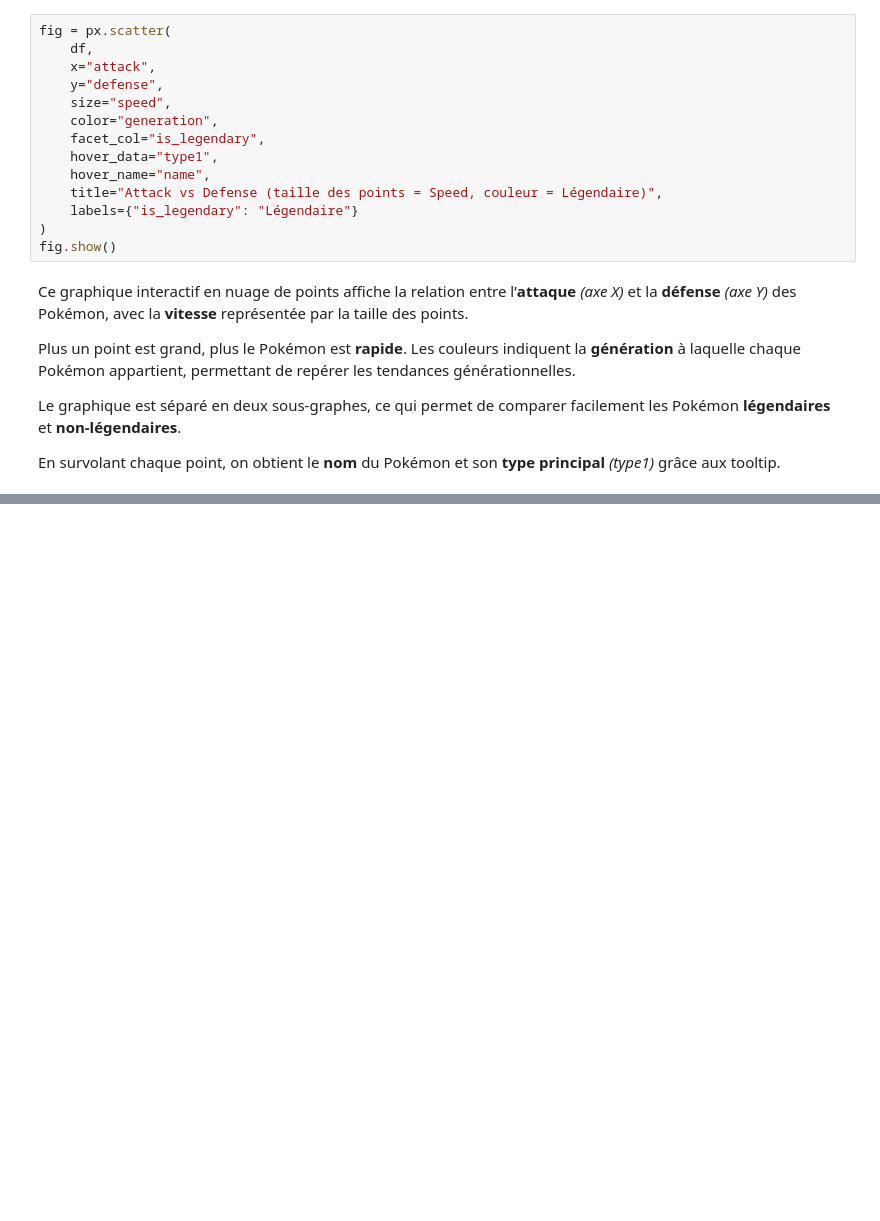
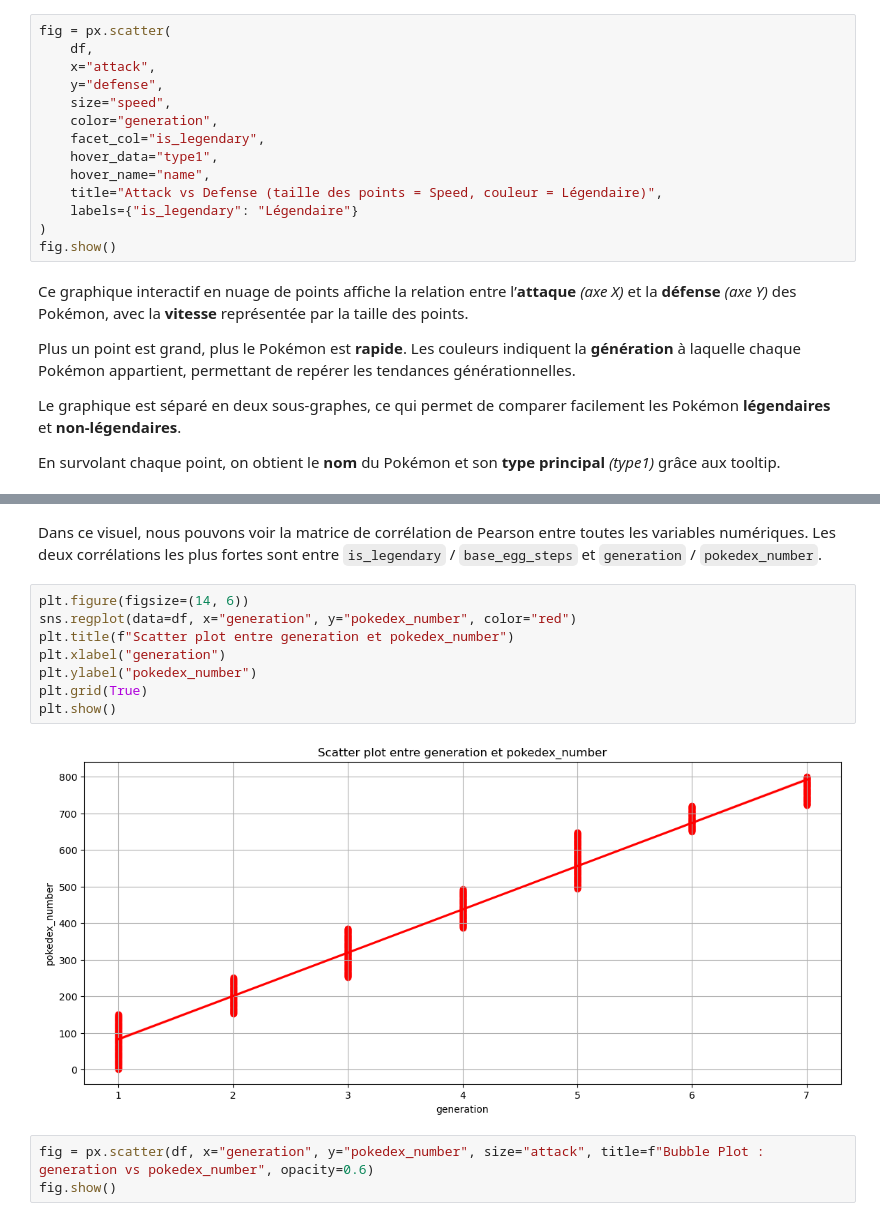
Before and after one commit to Sagbyy/pokemon-data-analysis, a Jupyter notebook: notebook.ipynb, the cells around one changed output, grey strips where cells are left out. Cells and saved outputs as stored; diff of their text form; blank space fills up the shorter version.

```diff
--- a/notebook.ipynb
+++ b/notebook.ipynb
@@ -355,0 +380,15 @@ En survolant chaque point, on obtient le **nom** du Pokémon et son **type princ
+# %% [markdown]
+Dans ce visuel, nous pouvons voir la matrice de corrélation de Pearson entre toutes les variables numériques. Les deux corrélations les plus fortes sont entre `is_legendary` / `base_egg_steps` et `generation` / `pokedex_number`.
+# %%
+plt.figure(figsize=(14, 6))
+sns.regplot(data=df, x="generation", y="pokedex_number", color="red")
+plt.title(f"Scatter plot entre generation et pokedex_number")
+plt.xlabel("generation")
+plt.ylabel("pokedex_number")
+plt.grid(True)
+plt.show()
+# %% [output]
+[figure, added]
+# %%
+fig = px.scatter(df, x="generation", y="pokedex_number", size="attack", title=f"Bubble Plot : generation vs pokedex_number", opacity=0.6)
+fig.show()
```
Also changed, not shown: parts of 9 cells of this notebook.
